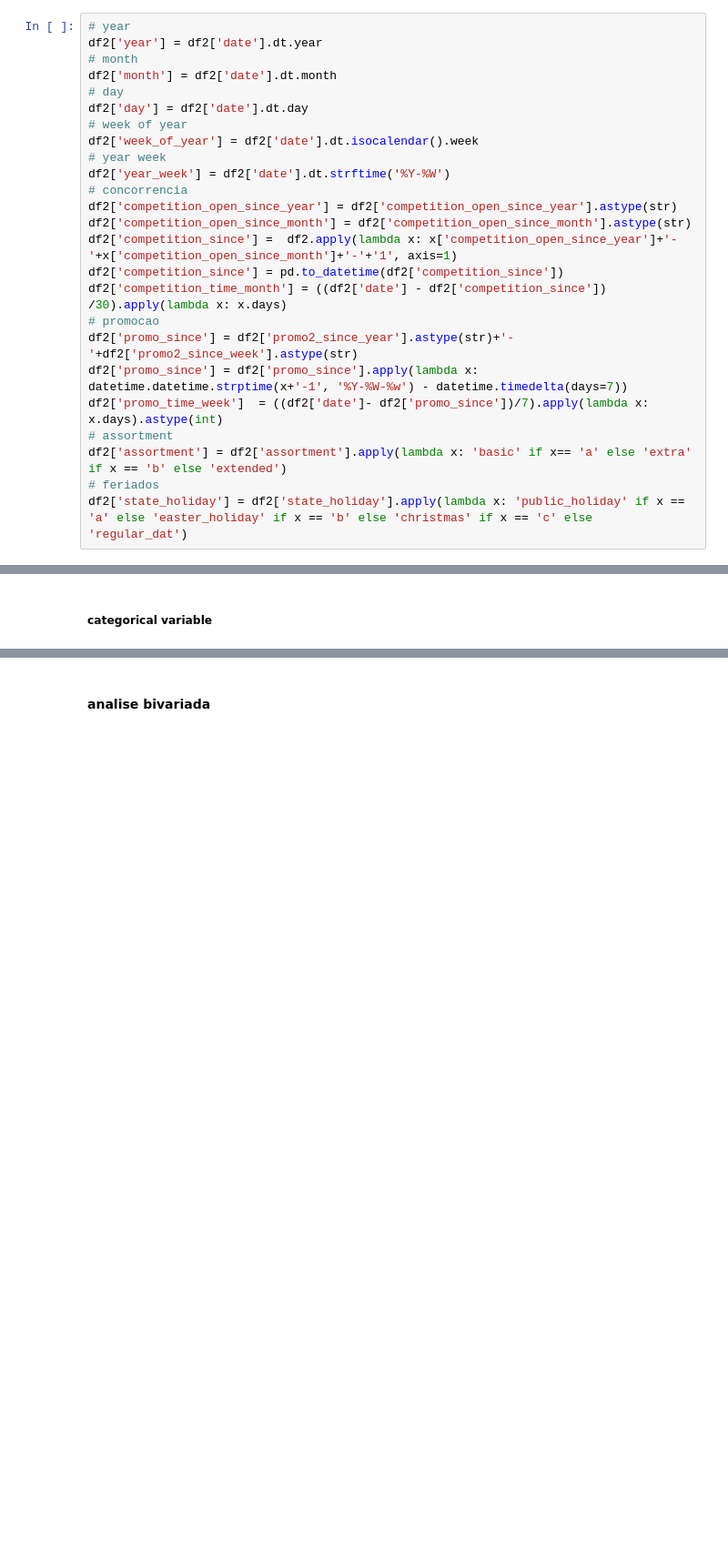
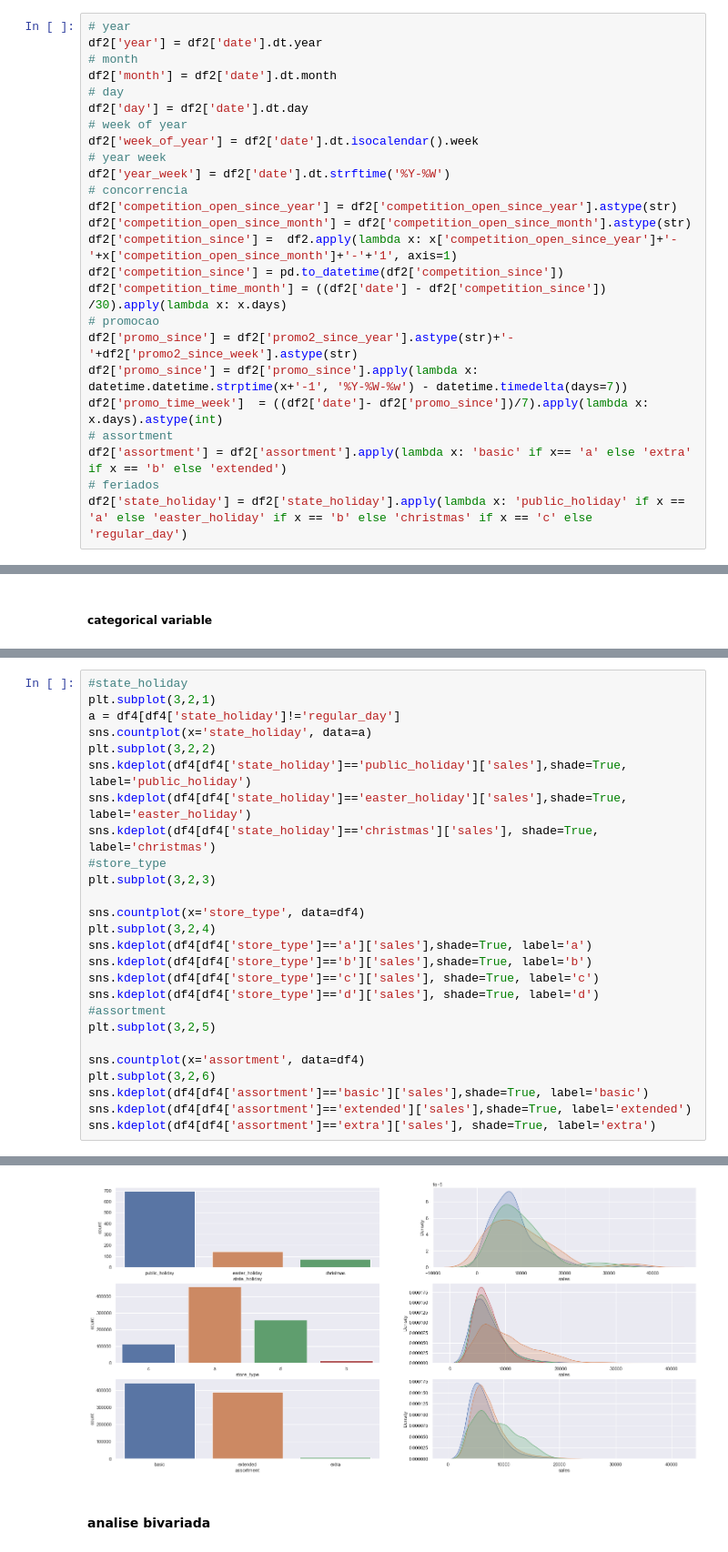
Before and after one commit to Rodpythondev/rossmann-previsao-vendas, a Jupyter notebook: rosmann-previsao-vendas.ipynb, the cells around one changed output, grey strips where cells are left out. Shown: that part at 91% size. Drawn from its saved outputs; the diff is of its cells as text; blank space fills up the shorter version.

```diff
--- a/rosmann-previsao-vendas.ipynb
+++ b/rosmann-previsao-vendas.ipynb
@@ -325,7 +325,7 @@ df2['promo_time_week']  = ((df2['date']- df2['promo_since'])/7).apply(lambda x:
 # assortment
 df2['assortment'] = df2['assortment'].apply(lambda x: 'basic' if x== 'a' else 'extra' if x == 'b' else 'extended')
 # feriados
-df2['state_holiday'] = df2['state_holiday'].apply(lambda x: 'public_holiday' if x == 'a' else 'easter_holiday' if x == 'b' else 'christmas' if x == 'c' else 'regular_dat')
+df2['state_holiday'] = df2['state_holiday'].apply(lambda x: 'public_holiday' if x == 'a' else 'easter_holiday' if x == 'b' else 'christmas' if x == 'c' else 'regular_day')
 # %% [markdown]
 ### filtragem de variaveis
 # %%
@@ -362,0 +370,27 @@ num_atributos.hist(bins=25);
+# %%
+#state_holiday
+plt.subplot(3,2,1)
+a = df4[df4['state_holiday']!='regular_day']
+sns.countplot(x='state_holiday', data=a)
+plt.subplot(3,2,2)
+sns.kdeplot(df4[df4['state_holiday']=='public_holiday']['sales'],shade=True, label='public_holiday')
+sns.kdeplot(df4[df4['state_holiday']=='easter_holiday']['sales'],shade=True, label='easter_holiday')
+sns.kdeplot(df4[df4['state_holiday']=='christmas']['sales'], shade=True, label='christmas')
+#store_type
+plt.subplot(3,2,3)
+
+sns.countplot(x='store_type', data=df4)
+plt.subplot(3,2,4)
+sns.kdeplot(df4[df4['store_type']=='a']['sales'],shade=True, label='a')
+sns.kdeplot(df4[df4['store_type']=='b']['sales'],shade=True, label='b')
+sns.kdeplot(df4[df4['store_type']=='c']['sales'], shade=True, label='c')
+sns.kdeplot(df4[df4['store_type']=='d']['sales'], shade=True, label='d')
+#assortment
+plt.subplot(3,2,5)
+
+sns.countplot(x='assortment', data=df4)
+plt.subplot(3,2,6)
+sns.kdeplot(df4[df4['assortment']=='basic']['sales'],shade=True, label='basic')
+sns.kdeplot(df4[df4['assortment']=='extended']['sales'],shade=True, label='extended')
+sns.kdeplot(df4[df4['assortment']=='extra']['sales'], shade=True, label='extra')
+# %% [output]
@@ -363,3 +398,4 @@ num_atributos.hist(bins=25);
+[figure, added]
 # %% [markdown]
 #### analise bivariada
 # %% [markdown]
```
Also changed, not shown: parts of 2 cells of this notebook.
